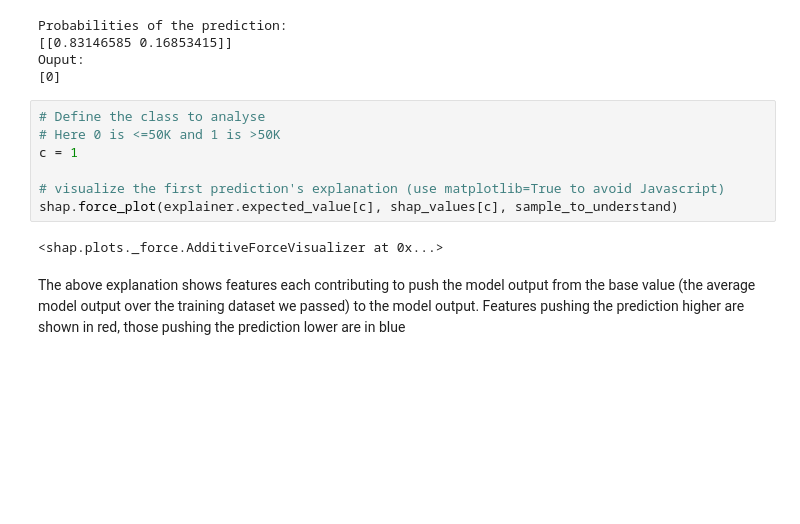
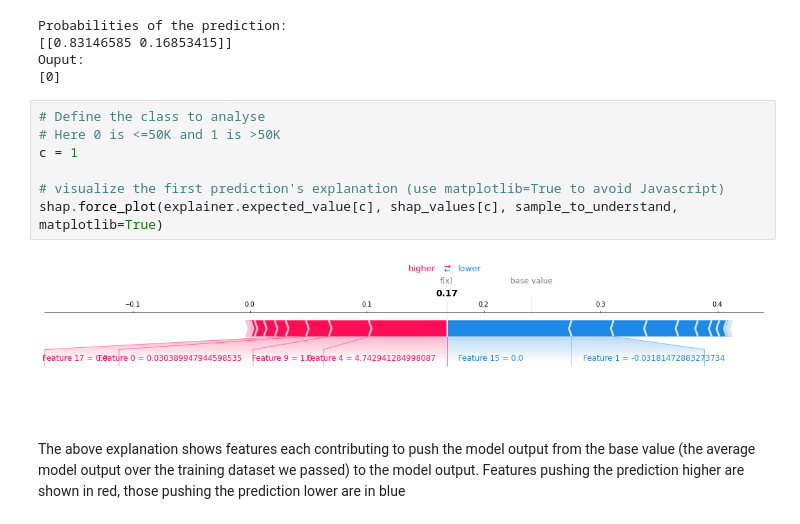
Before and after one commit to Nathanlauga/understand-robustness, a Jupyter notebook: notebooks/understand_robustness.ipynb, the cells around one changed output. Cells and saved outputs as stored; diff of their text form; blank space fills up the shorter version.

Commit message:
update nb change shap plot matplotlib

```diff
--- a/notebooks/understand_robustness.ipynb
+++ b/notebooks/understand_robustness.ipynb
@@ -597,12 +597,12 @@ Ouput:
 # %%
 # Define the class to analyse
 # Here 0 is <=50K and 1 is >50K
 c = 1
 
 # visualize the first prediction's explanation (use matplotlib=True to avoid Javascript)
-shap.force_plot(explainer.expected_value[c], shap_values[c], sample_to_understand)
+shap.force_plot(explainer.expected_value[c], shap_values[c], sample_to_understand, matplotlib=True)
 # %% [output]
-<shap.plots._force.AdditiveForceVisualizer at 0x...>
+[figure, added]
 # %% [markdown]
 The above explanation shows features each contributing to push the model output from the base value (the average model output over the training dataset we passed) to the model output. Features pushing the prediction higher are shown in red, those pushing the prediction lower are in blue
 # %% [markdown]
```
Also changed, not shown: parts of 3 cells of this notebook.
